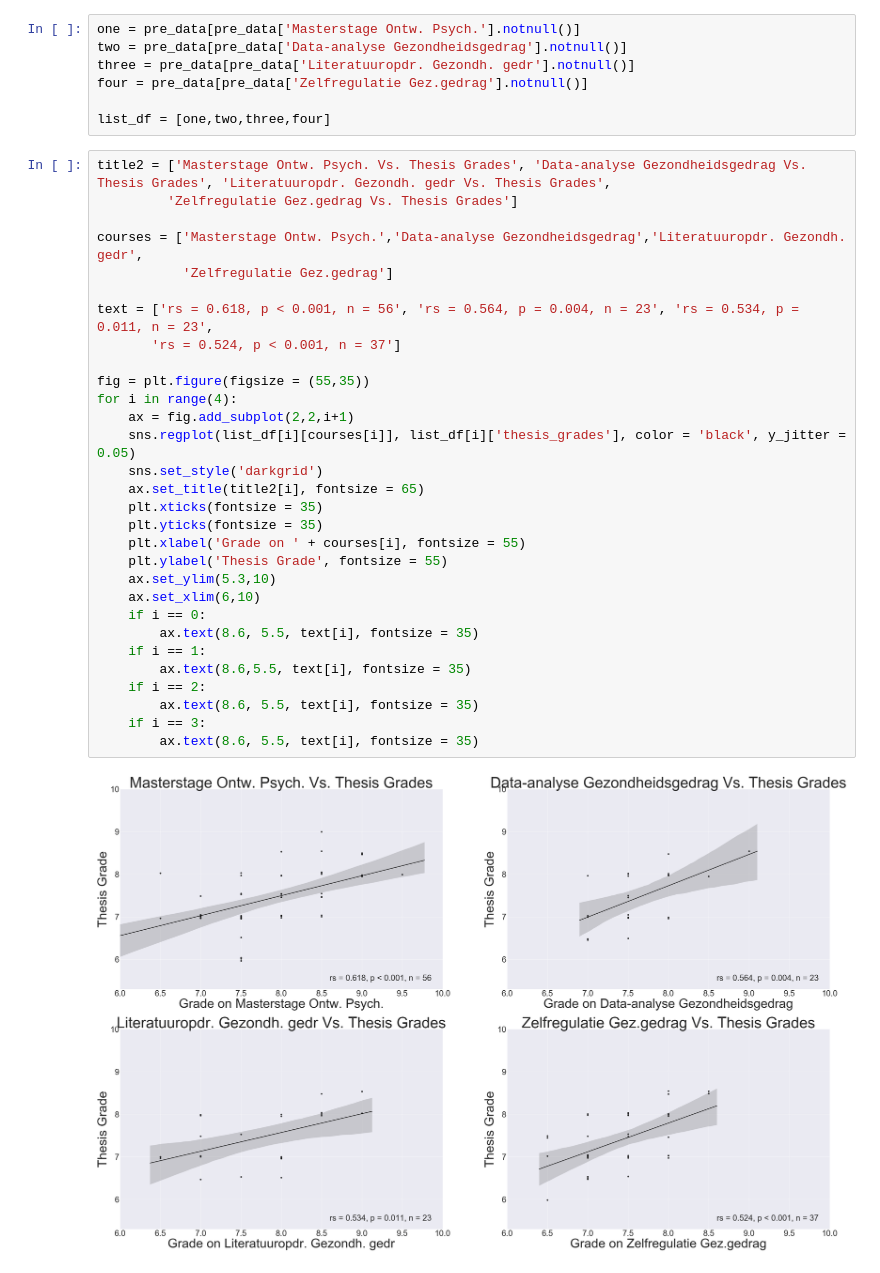
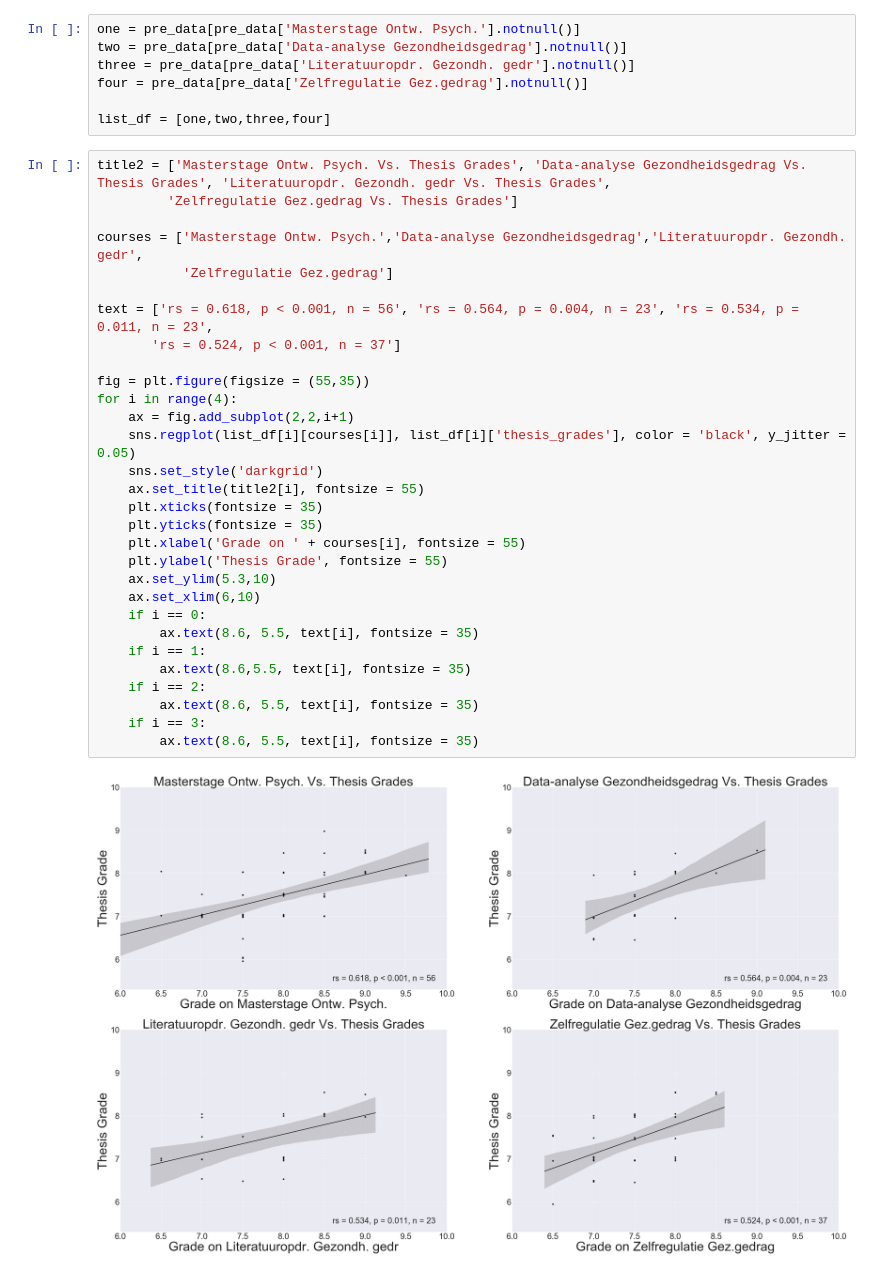
Before and after one commit to yeachan153/Methodology-Consulting, a Jupyter notebook: Project/Data Visualisation - Highest Correlations.ipynb, the cells around one changed output. Drawn from its saved outputs; the diff is of its cells as text.

Commit message:
1) Finished highest correlation graph

```diff
--- a/Project/Data Visualisation - Highest Correlations.ipynb
+++ b/Project/Data Visualisation - Highest Correlations.ipynb
@@ -75,32 +75,32 @@ list_df = [one,two,three,four]
 # %%
 title2 = ['Masterstage Ontw. Psych. Vs. Thesis Grades', 'Data-analyse Gezondheidsgedrag Vs. Thesis Grades', 'Literatuuropdr. Gezondh. gedr Vs. Thesis Grades',
          'Zelfregulatie Gez.gedrag Vs. Thesis Grades']
 
 courses = ['Masterstage Ontw. Psych.','Data-analyse Gezondheidsgedrag','Literatuuropdr. Gezondh. gedr',
            'Zelfregulatie Gez.gedrag']
 
 text = ['rs = 0.618, p < 0.001, n = 56', 'rs = 0.564, p = 0.004, n = 23', 'rs = 0.534, p = 0.011, n = 23',
        'rs = 0.524, p < 0.001, n = 37']
 
 fig = plt.figure(figsize = (55,35))
 for i in range(4):
     ax = fig.add_subplot(2,2,i+1)
     sns.regplot(list_df[i][courses[i]], list_df[i]['thesis_grades'], color = 'black', y_jitter = 0.05)
     sns.set_style('darkgrid')
-    ax.set_title(title2[i], fontsize = 65)
+    ax.set_title(title2[i], fontsize = 55)
     plt.xticks(fontsize = 35)
     plt.yticks(fontsize = 35)
     plt.xlabel('Grade on ' + courses[i], fontsize = 55)
     plt.ylabel('Thesis Grade', fontsize = 55)
     ax.set_ylim(5.3,10)
     ax.set_xlim(6,10)
     if i == 0:
         ax.text(8.6, 5.5, text[i], fontsize = 35)
     if i == 1:
         ax.text(8.6,5.5, text[i], fontsize = 35)
     if i == 2:
         ax.text(8.6, 5.5, text[i], fontsize = 35)
     if i == 3:
         ax.text(8.6, 5.5, text[i], fontsize = 35)
 # %% [output]
-[figure, old version]
+[figure, new version]
```
Also changed, not shown: parts of 2 cells of this notebook, 2 other files.
